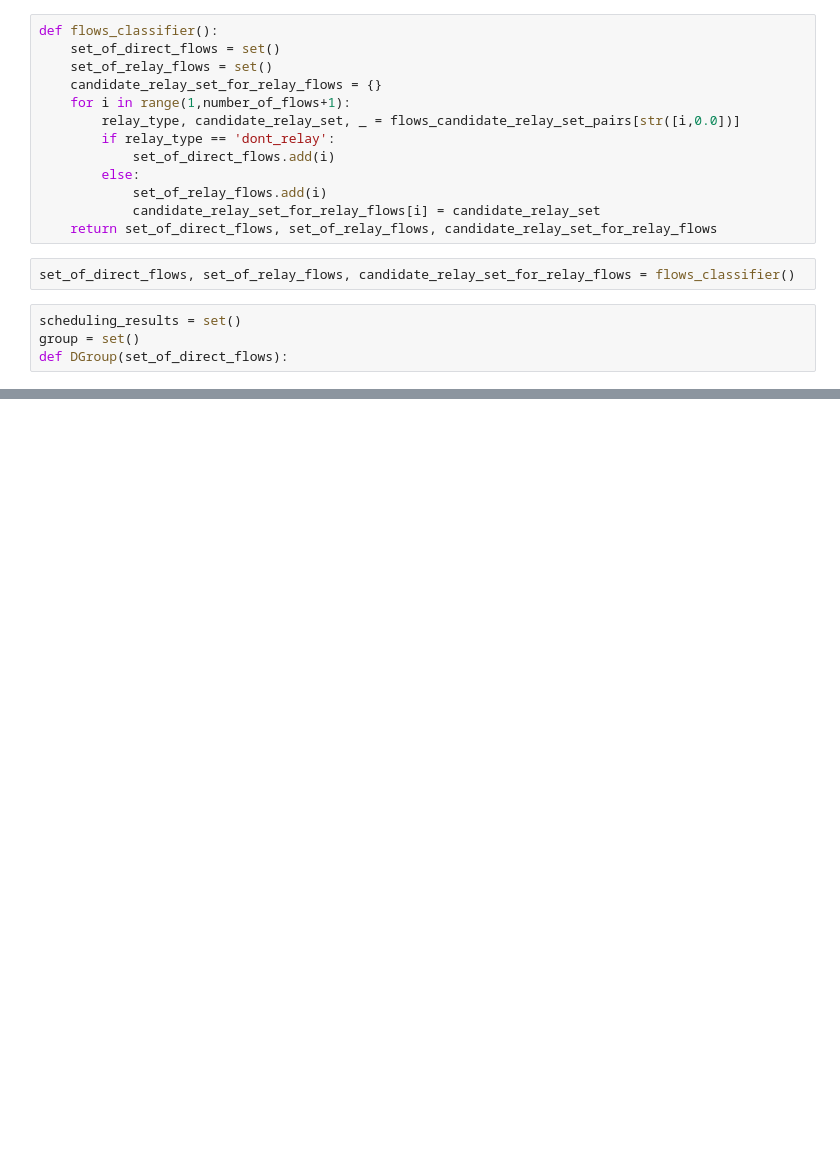
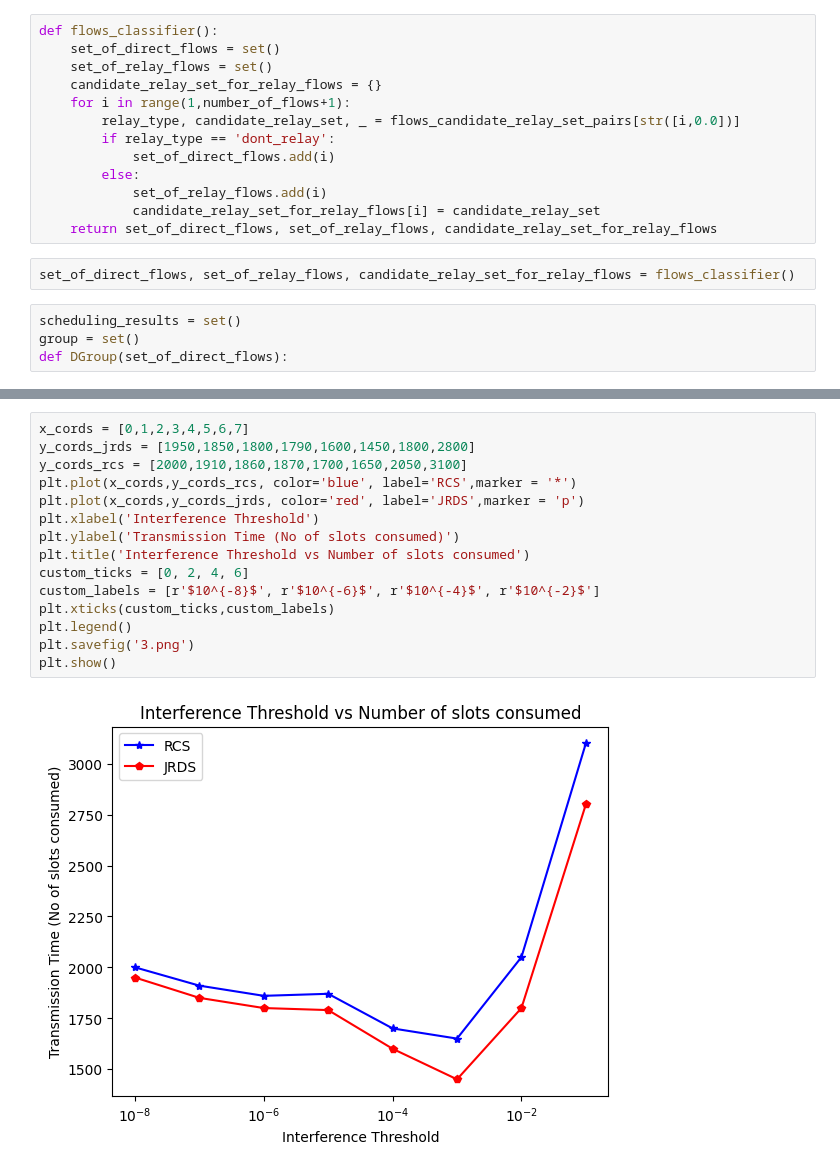
Before and after one commit to Prateek692/joint_optimization_relay_selection, a Jupyter notebook: JRDS.ipynb, the cells around one changed output, grey strips where cells are left out. Drawn from its saved outputs; the diff is of its cells as text; blank space fills up the shorter version.

```diff
--- a/JRDS.ipynb
+++ b/JRDS.ipynb
@@ -30,0 +69,17 @@ def DGroup(set_of_direct_flows):
+# %%
+x_cords = [0,1,2,3,4,5,6,7]
+y_cords_jrds = [1950,1850,1800,1790,1600,1450,1800,2800]
+y_cords_rcs = [2000,1910,1860,1870,1700,1650,2050,3100]
+plt.plot(x_cords,y_cords_rcs, color='blue', label='RCS',marker = '*')
+plt.plot(x_cords,y_cords_jrds, color='red', label='JRDS',marker = 'p')
+plt.xlabel('Interference Threshold')
+plt.ylabel('Transmission Time (No of slots consumed)')
+plt.title('Interference Threshold vs Number of slots consumed')
+custom_ticks = [0, 2, 4, 6]
+custom_labels = [r'$10^{-8}$', r'$10^{-6}$', r'$10^{-4}$', r'$10^{-2}$']
+plt.xticks(custom_ticks,custom_labels)
+plt.legend()
+plt.savefig('3.png')
+plt.show()
+# %% [output]
+[figure, added]
```
Also changed, not shown: parts of 8 cells of this notebook, 5 other files.
